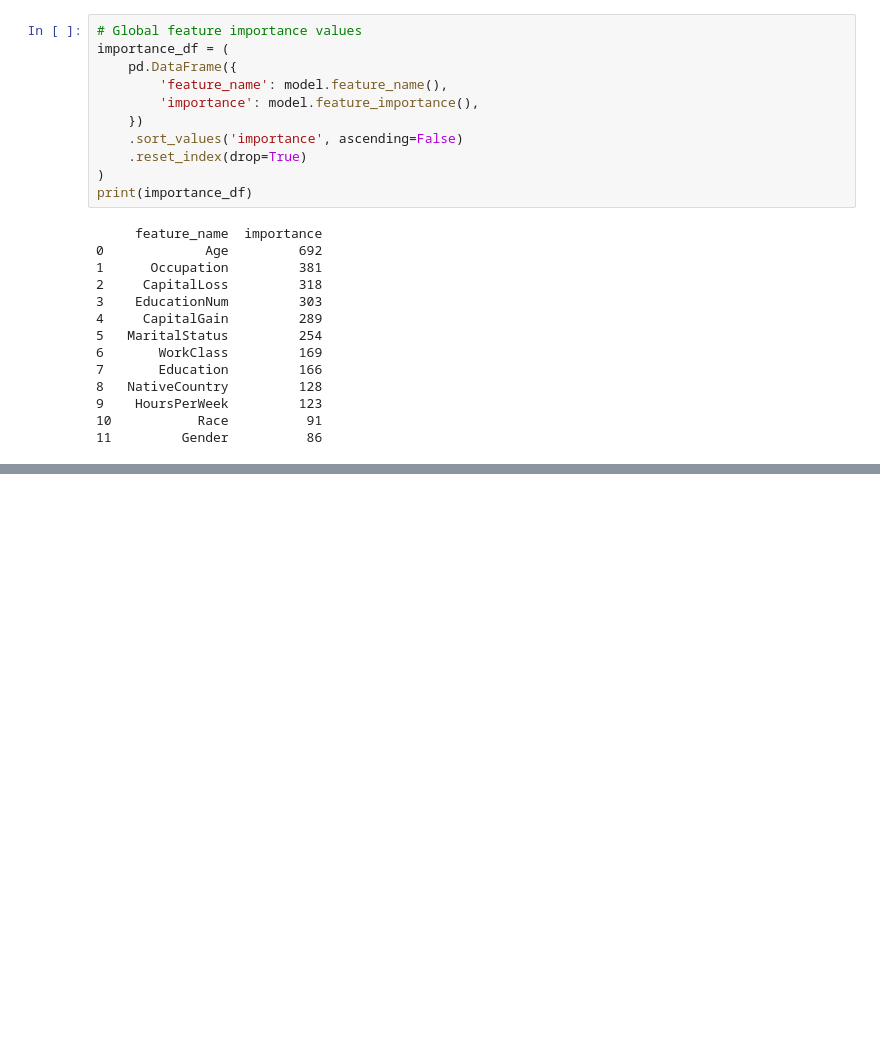
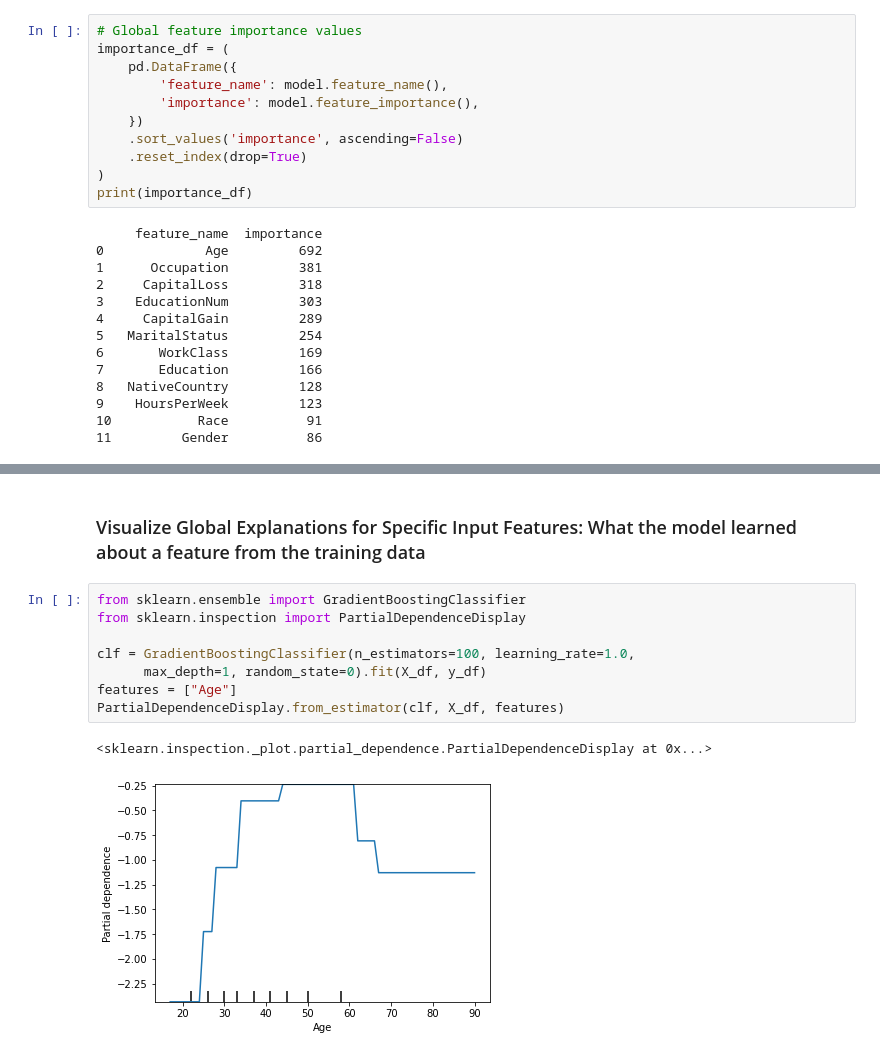
Before and after one commit to davisjrule/satisficing-main-study, a Jupyter notebook: adult_income_normal_pipeline.ipynb, the cells around one changed output, grey strips where cells are left out. Cells and saved outputs as stored; diff of their text form; blank space fills up the shorter version.

Commit message:
Got preliminary PDP plots for normal pipelines using Gradient Boosting Classifier

```diff
--- a/adult_income_normal_pipeline.ipynb
+++ b/adult_income_normal_pipeline.ipynb
@@ -160 +159,14 @@ Global Feature Importance
 [figure]
+# %% [markdown]
+### Visualize Global Explanations for Specific Input Features: What the model learned about a feature from the training data
+# %%
+from sklearn.ensemble import GradientBoostingClassifier
+from sklearn.inspection import PartialDependenceDisplay
+
+clf = GradientBoostingClassifier(n_estimators=100, learning_rate=1.0,
+      max_depth=1, random_state=0).fit(X_df, y_df)
+features = ["Age"]
+PartialDependenceDisplay.from_estimator(clf, X_df, features)
+# %% [output]
+<sklearn.inspection._plot.partial_dependence.PartialDependenceDisplay at 0x...>
+[figure, added]
```
Also changed, not shown: parts of 3 cells of this notebook, 1 other file.
